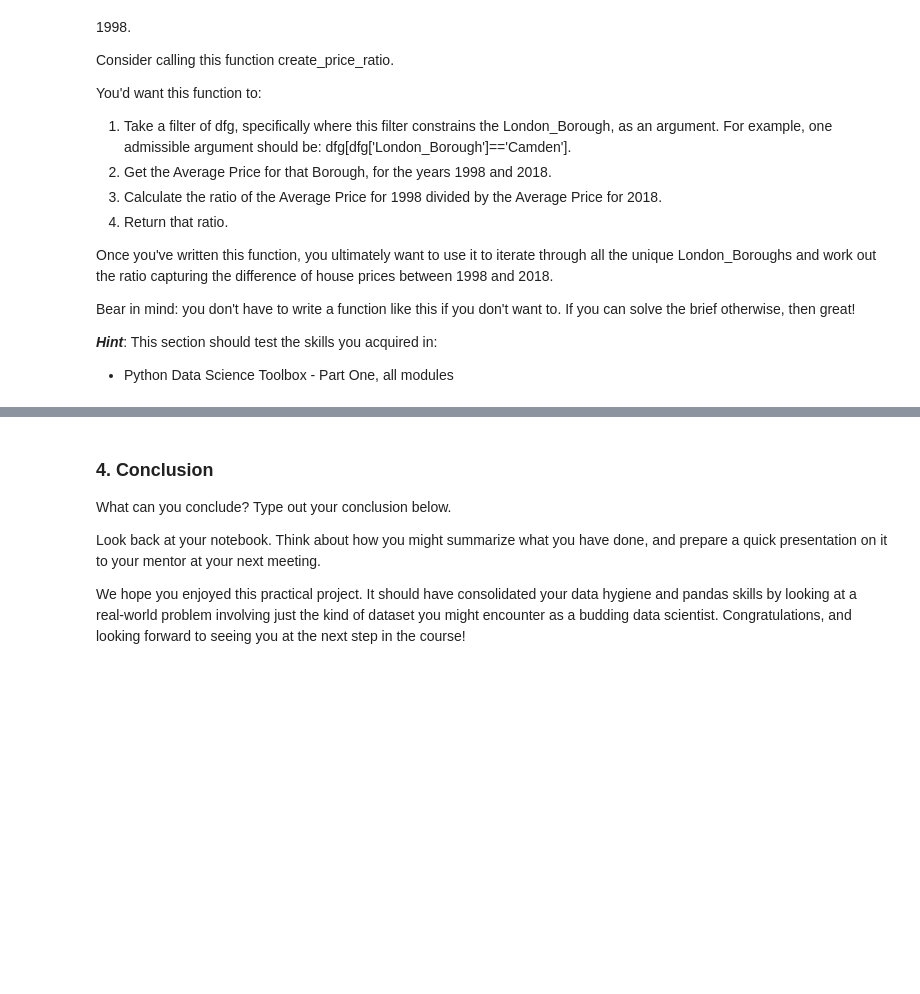
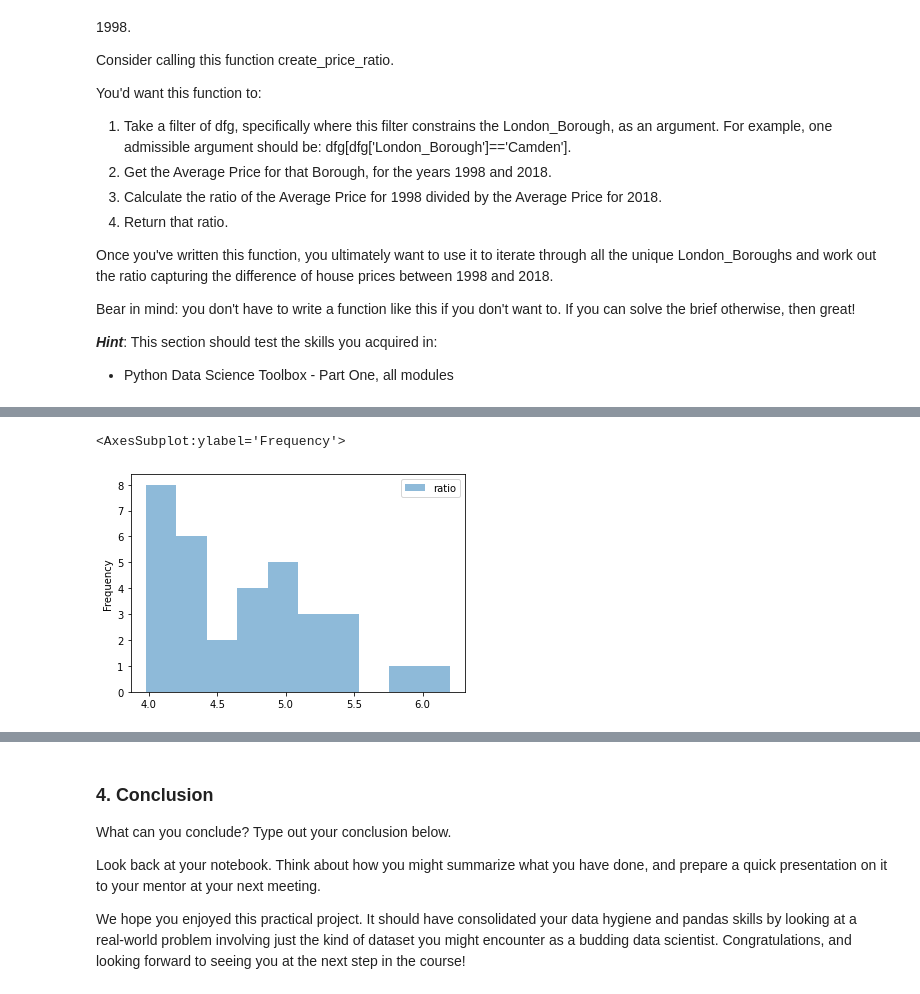
Before and after one commit to akshatgarg7/week4_springboard, a Jupyter notebook: Unit 4 Challenge - Tier 3.ipynb, the cells around one changed output, grey strips where cells are left out. Saved outputs shown, nothing was run; the diff lists cells and outputs as text; code cells hidden in the pictures; blank space fills up the shorter version.

```diff
--- a/Unit 4 Challenge - Tier 3.ipynb
+++ b/Unit 4 Challenge - Tier 3.ipynb
@@ -528,3 +558,8 @@ Bear in mind: you don't have to write a function like this if you don't want to.
 
 ***Hint***: This section should test the skills you acquired in:
 - Python Data Science Toolbox - Part One, all modules
+# %%
+def create_price_ratio(df):
+    y1998 = float(df['average_price'].loc[df.year == 1998])
+    y2018 = float(df['average_price'].loc[df.year == 2018])
+    return [round(y2018/y1998,2)]
@@ -530,0 +645,5 @@ Bear in mind: you don't have to write a function like this if you don't want to.
+# %%
+ratio_df_T.plot.hist(alpha = 0.5)
+# %% [output]
+<AxesSubplot:ylabel='Frequency'>
+[figure, added]
```
Also changed, not shown: parts of 14 cells of this notebook.
